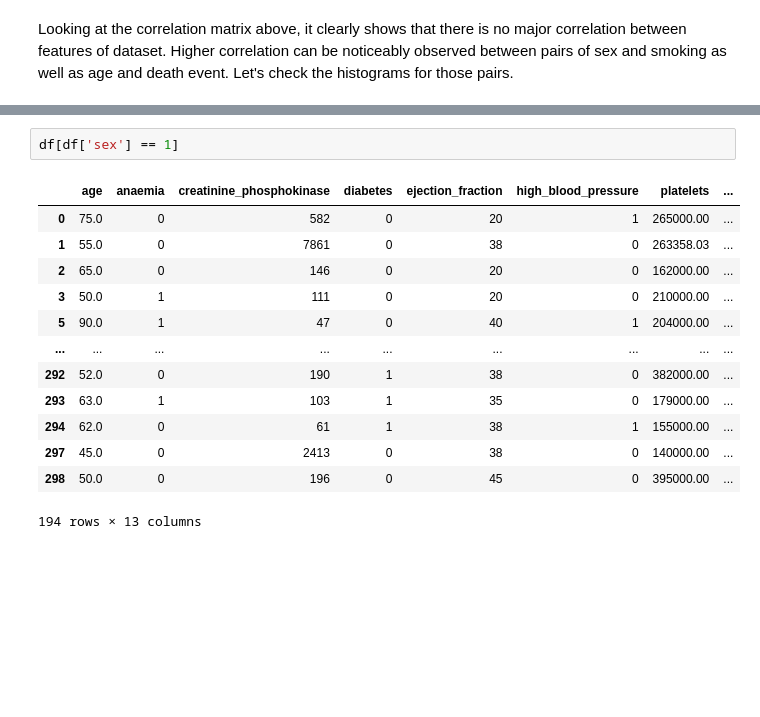
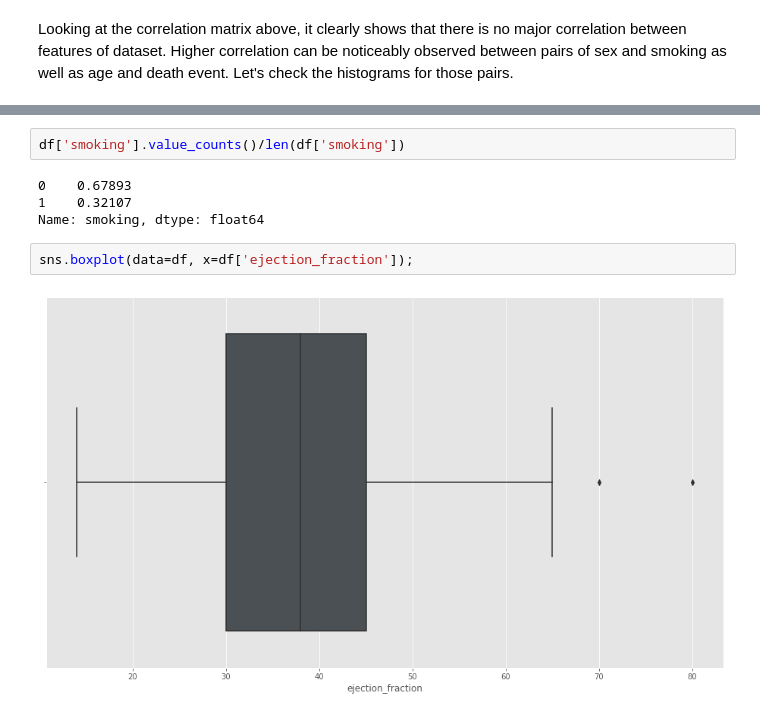
Before and after one commit to mizydorek/Programming-for-Data-Analysis-Project, a Jupyter notebook: project.ipynb, the cells around one changed output, grey strips where cells are left out. Cells and saved outputs as stored; diff of their text form; blank space fills up the shorter version.

```diff
--- a/project.ipynb
+++ b/project.ipynb
@@ -249,20 +258,14 @@ sns.histplot(df, x="age", bins=11, hue="DEATH_EVENT", ax=axes[1]);
 # %% [output]
 [figure]
-# %%
-df[df['sex'] == 1]
-# %% [output]
-|  | age | anaemia | creatinine_phosphokinase | diabetes | ejection_fraction | high_blood_pressure | platelets | ... |
-| 0 | 75.0 | 0 | 582 | 0 | 20 | 1 | 265000.00 | ... |
-| 1 | 55.0 | 0 | 7861 | 0 | 38 | 0 | 263358.03 | ... |
-| 2 | 65.0 | 0 | 146 | 0 | 20 | 0 | 162000.00 | ... |
-| 3 | 50.0 | 1 | 111 | 0 | 20 | 0 | 210000.00 | ... |
-| 5 | 90.0 | 1 | 47 | 0 | 40 | 1 | 204000.00 | ... |
-| ... | ... | ... | ... | ... | ... | ... | ... | ... |
-| 292 | 52.0 | 0 | 190 | 1 | 38 | 0 | 382000.00 | ... |
-| 293 | 63.0 | 1 | 103 | 1 | 35 | 0 | 179000.00 | ... |
-| 294 | 62.0 | 0 | 61 | 1 | 38 | 1 | 155000.00 | ... |
-| 297 | 45.0 | 0 | 2413 | 0 | 38 | 0 | 140000.00 | ... |
-| 298 | 50.0 | 0 | 196 | 0 | 45 | 0 | 395000.00 | ... |
-194 rows × 13 columns
+# %%
+df['smoking'].value_counts()/len(df['smoking'])
+# %% [output]
+0    0.67893
+1    0.32107
+Name: smoking, dtype: float64
+# %%
+sns.boxplot(data=df, x=df['ejection_fraction']);
+# %% [output]
+[figure, added]
 # %%
 fig, axes = plt.subplots(2, 2, figsize=(16,12))
```
Also changed, not shown: parts of 12 cells of this notebook.
